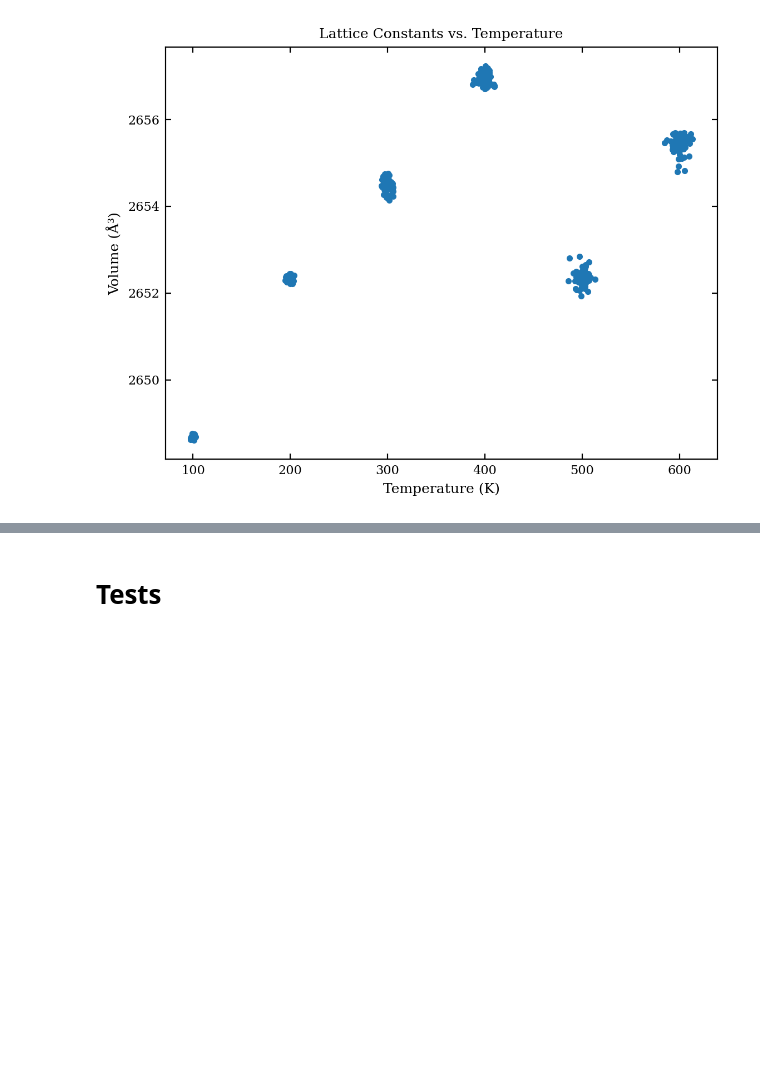
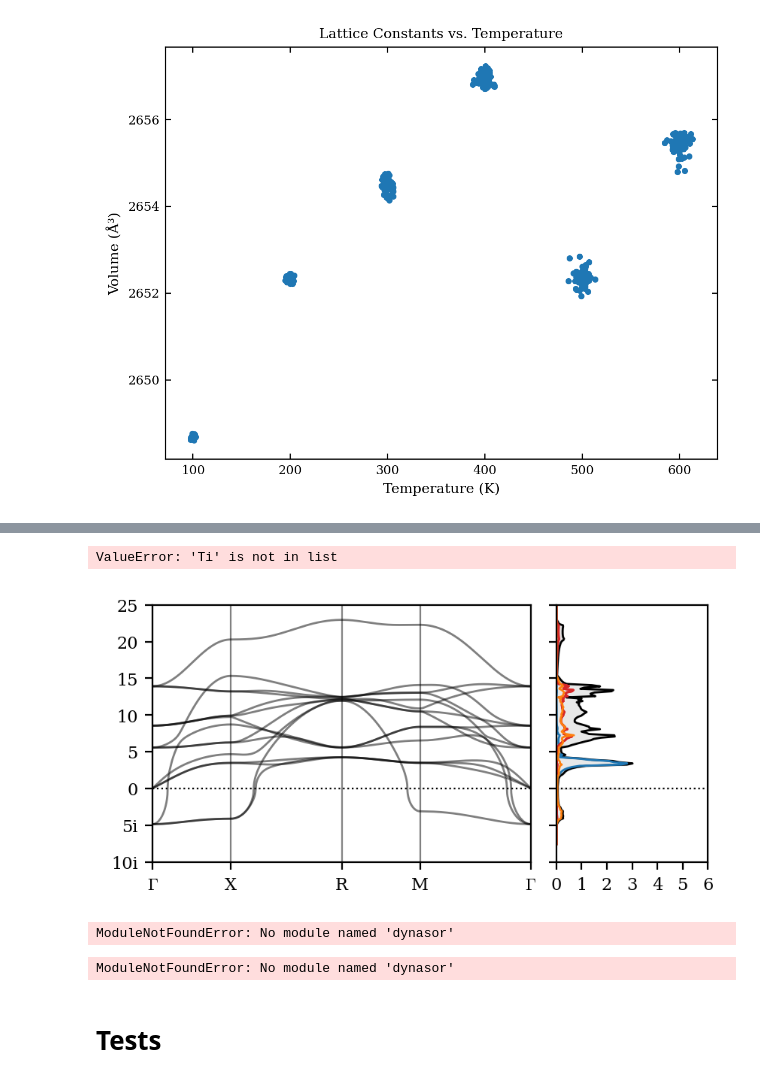
Before and after one commit to ThomasRavnborg/OxideSlabs, a Jupyter notebook: MLtraining.ipynb, the cells around one changed output, grey strips where cells are left out. Saved outputs shown, nothing was run; the diff lists cells and outputs as text; code cells hidden in the pictures; blank space fills up the shorter version.

```diff
--- a/MLtraining.ipynb
+++ b/MLtraining.ipynb
@@ -1882,0 +1922,6 @@ plt.show()
+# %%
+NEP = ActiveLearningNEP('results/ALnep')
+perovskite_bulk = Perovskite('BaTiO3')
+atoms = perovskite_bulk.atoms.copy()
+NEP.relax_atoms(atoms)
+phonon_ML = NEP.calculate_phonon(atoms)
@@ -1882,0 +1944,27 @@ plt.show()
+# %%
+fig = plot_dispersion([phonon_ML], ['ML'], width=0.8)
+# %% [output]
+ValueError: 'Ti' is not in list
+[figure, added]
+# %%
+import dynasor
+print(dynasor.__file__)
+# %% [output]
+ModuleNotFoundError: No module named 'dynasor'
+# %%
+# get qpoints
+from dynasor.qpoints.lattice import Lattice
+
+lat = Lattice(atoms.cell, supercell.cell)
+
+dyna_paths, dyna_dists = [], []
+for p, d in zip(paths, distances):
+    p0, p1 = p[[0, -1]]
+
+    dyna_path, dyna_dist = lat.make_path(p0, p1)
+    dyna_paths.append(dyna_path)
+
+    d0, d1 = d[[0, -1]]
+    dyna_dists.append(d0 + (d1 - d0) * dyna_dist)
+# %% [output]
+ModuleNotFoundError: No module named 'dynasor'
```
Also changed, not shown: parts of 29 cells of this notebook, 3 other files.
